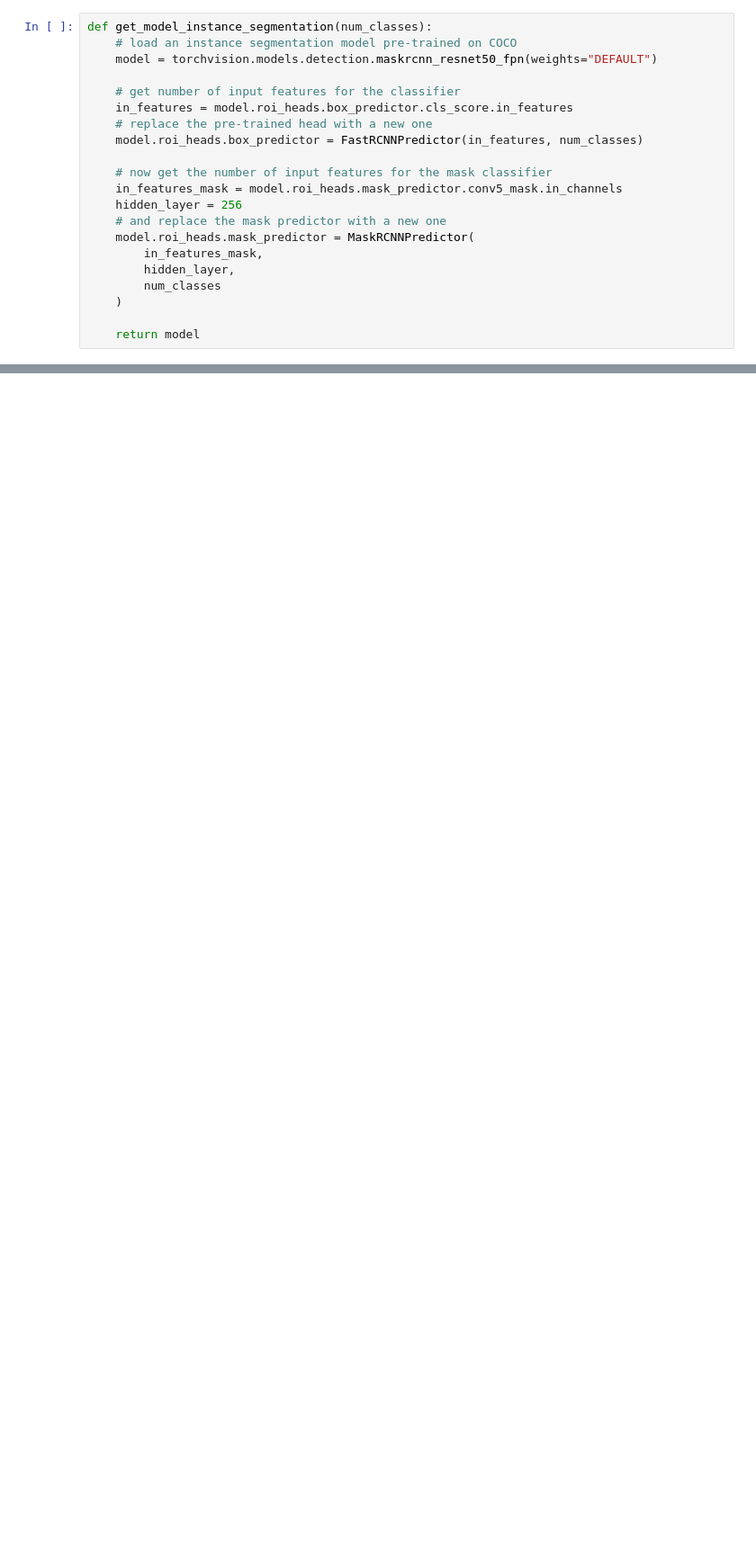
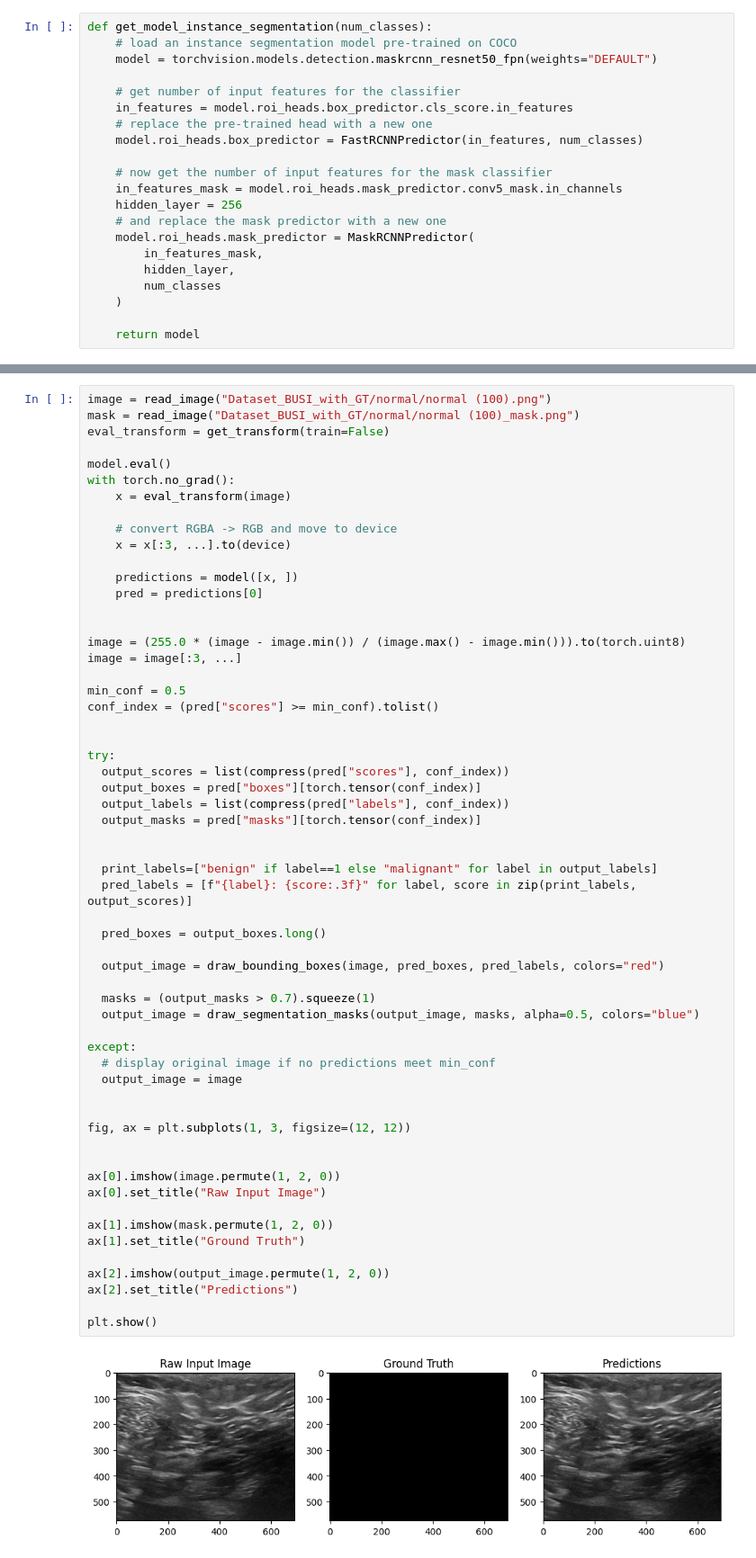
Before and after one commit to asalem2/Image-recognition-of-Breast-Cancer-, a Jupyter notebook: mask_rcnn/mask_rcnn.ipynb, the cells around one changed output, grey strips where cells are left out. Shown at 90% size. Cells and saved outputs as stored; diff of their text form; blank space fills up the shorter version.

```diff
--- a/mask_rcnn/mask_rcnn.ipynb
+++ b/mask_rcnn/mask_rcnn.ipynb
@@ -264,0 +387,60 @@ list(compress(print_labels, conf_index))
+# %%
+image = read_image("Dataset_BUSI_with_GT/normal/normal (100).png")
+mask = read_image("Dataset_BUSI_with_GT/normal/normal (100)_mask.png")
+eval_transform = get_transform(train=False)
+
+model.eval()
+with torch.no_grad():
+    x = eval_transform(image)
+
+    # convert RGBA -> RGB and move to device
+    x = x[:3, ...].to(device)
+
+    predictions = model([x, ])
+    pred = predictions[0]
+
+
+image = (255.0 * (image - image.min()) / (image.max() - image.min())).to(torch.uint8)
+image = image[:3, ...]
+
+min_conf = 0.5
+conf_index = (pred["scores"] >= min_conf).tolist()
+
+
+try:
+  output_scores = list(compress(pred["scores"], conf_index))
+  output_boxes = pred["boxes"][torch.tensor(conf_index)]
+  output_labels = list(compress(pred["labels"], conf_index))
+  output_masks = pred["masks"][torch.tensor(conf_index)]
+
+
+  print_labels=["benign" if label==1 else "malignant" for label in output_labels]
+  pred_labels = [f"{label}: {score:.3f}" for label, score in zip(print_labels, output_scores)]
+
+  pred_boxes = output_boxes.long()
+
+  output_image = draw_bounding_boxes(image, pred_boxes, pred_labels, colors="red")
+
+  masks = (output_masks > 0.7).squeeze(1)
+  output_image = draw_segmentation_masks(output_image, masks, alpha=0.5, colors="blue")
+
+except:
+  # display original image if no predictions meet min_conf
+  output_image = image
+
+
+fig, ax = plt.subplots(1, 3, figsize=(12, 12))
+
+
+ax[0].imshow(image.permute(1, 2, 0))
+ax[0].set_title("Raw Input Image")
+
+ax[1].imshow(mask.permute(1, 2, 0))
+ax[1].set_title("Ground Truth")
+
+ax[2].imshow(output_image.permute(1, 2, 0))
+ax[2].set_title("Predictions")
+
+plt.show()
+# %% [output]
+[figure, added]
```
Also changed, not shown: parts of 7 cells of this notebook.
